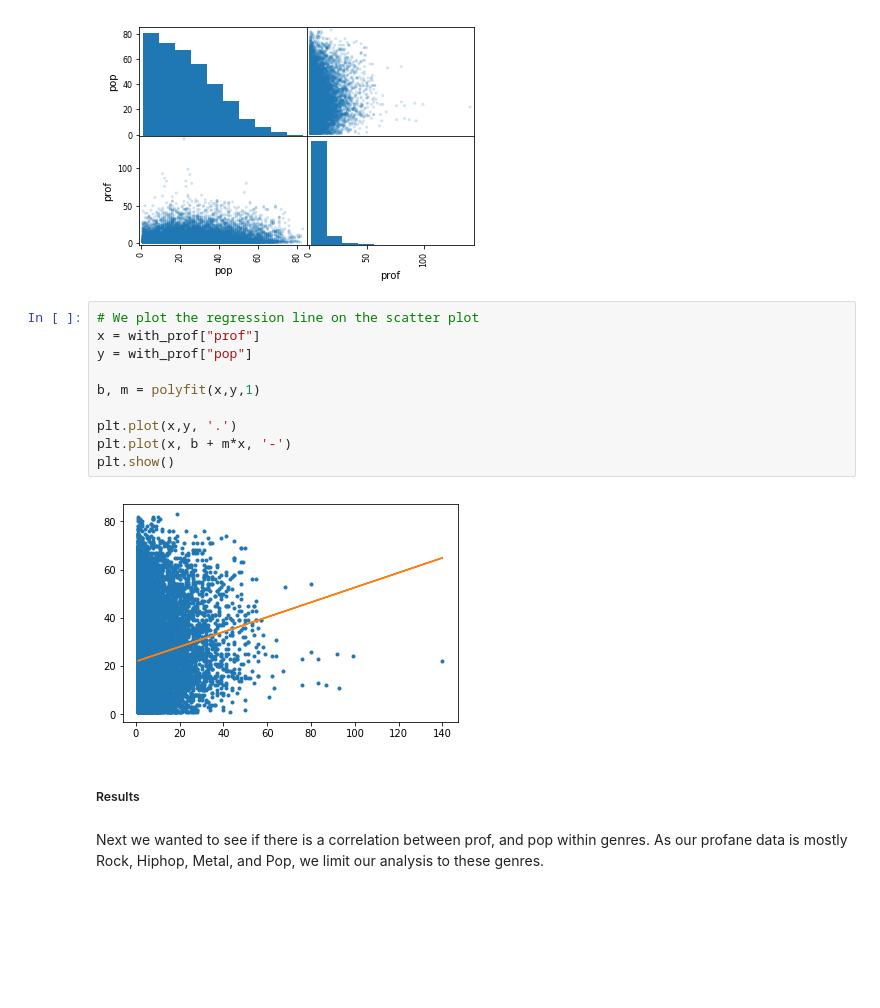
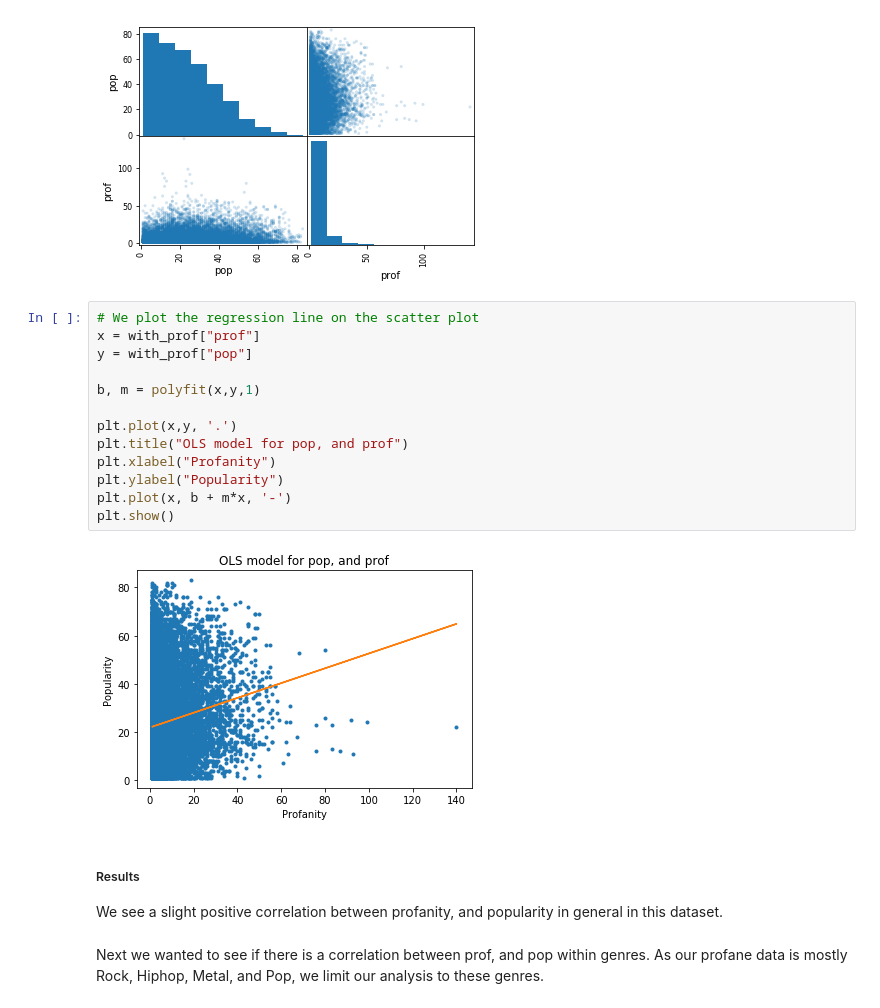
Before and after one commit to igneel73/Swearpop, a Jupyter notebook: Final Report.ipynb, the cells around one changed output. Cells and saved outputs as stored; diff of their text form; blank space fills up the shorter version.

```diff
--- a/Final Report.ipynb
+++ b/Final Report.ipynb
@@ -380,17 +380,21 @@ Warnings:
 # %%
 # We plot the regression line on the scatter plot
 x = with_prof["prof"]
 y = with_prof["pop"]
 
 b, m = polyfit(x,y,1)
 
 plt.plot(x,y, '.')
+plt.title("OLS model for pop, and prof")
+plt.xlabel("Profanity")
+plt.ylabel("Popularity")
 plt.plot(x, b + m*x, '-')
 plt.show()
 # %% [output]
-[figure, old version]
+[figure, new version]
-# %% [markdown]
-##### Results
+# %% [markdown]
+##### Results
+We see a slight positive correlation between profanity, and popularity in general in this dataset.
 # %% [markdown]
 Next we wanted to see if there is a correlation between prof, and pop within genres.
 As our profane data is mostly Rock, Hiphop, Metal, and Pop, we limit our analysis to these genres.
```
Also changed, not shown: parts of 9 cells of this notebook.
